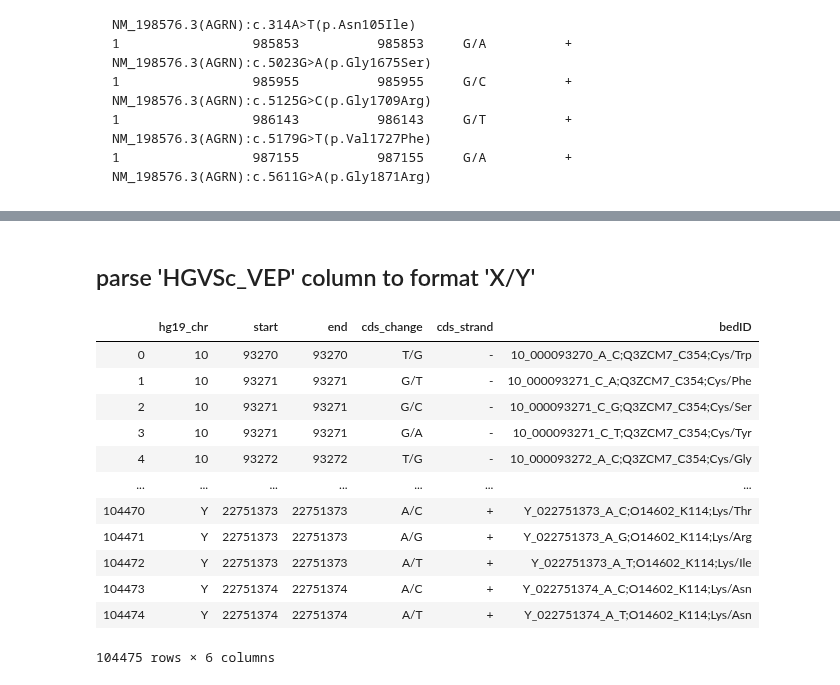
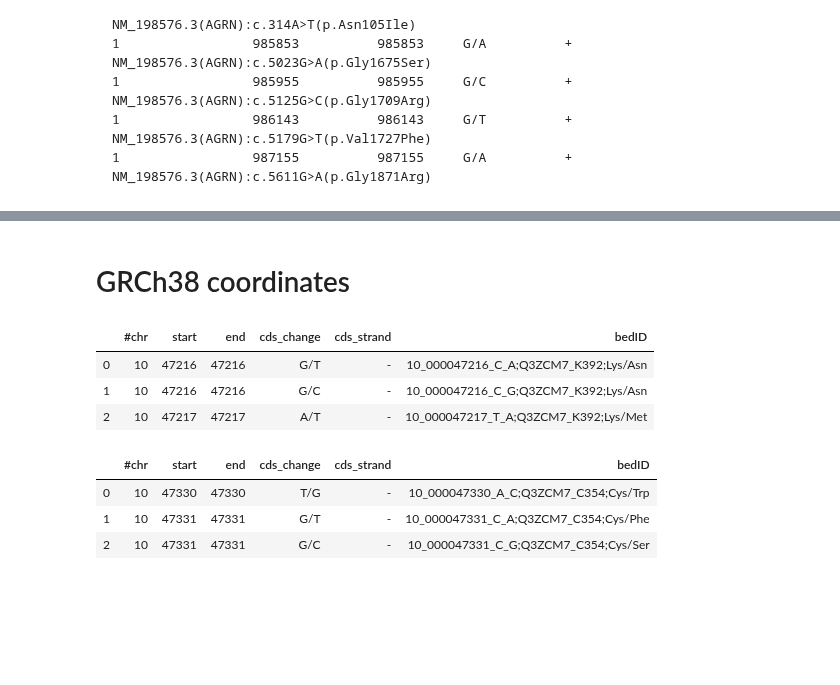
Before and after one commit to Mfpfox/MAPPING, a Jupyter notebook: K19_12_10_Coordinates_score_annotation.ipynb, the cells around one changed output, grey strips where cells are left out. Drawn from its saved outputs; the diff is of its cells as text; code cells hidden in the pictures; blank space fills up the shorter version.

Commit message:
CREATED search files for CADDallColumns filtering, detected and non dected cys lys pos in GRCh37 and GRCh38 coordinates

```diff
--- a/K19_12_10_Coordinates_score_annotation.ipynb
+++ b/K19_12_10_Coordinates_score_annotation.ipynb
@@ -1071,2 +1059,0 @@ bed_not.head(3)
-# %% [markdown]
-## parse 'HGVSc_VEP' column to format 'X/Y'
@@ -1083,0 +1060,2 @@ bed_not['cds_change'] = bed_not['cds_change'].apply(formatHGVSvep)
+# %% [markdown]
+# GRCh38 coordinates
@@ -1084,16 +1085,42 @@ bed_not['cds_change'] = bed_not['cds_change'].apply(formatHGVSvep)
+# %%
+# simplify df
+keepdet = ['#chr', 'pos(1-based)','HGVSc_VEP', 'cds_strand', 'bedID']
+bed_dect = dect[keepdet].copy()
+bed_not = notdect[keepdet].copy()
+# # change order of columns
+cols = ['#chr', 'pos(1-based)', 'HGVSc_VEP', 'cds_strand', 'bedID']
+bed_dect = bed_dect[cols]
+bed_not = bed_not[cols]
+
+
+bed_dect['end'] = bed_dect['pos(1-based)'].copy()
+bed_not['end'] = bed_not['pos(1-based)'].copy()
+# rename
+cols = ['#chr', 'start', 'cds_change', 'cds_strand', 'bedID', 'end']
+bed_dect.columns = cols
+bed_not.columns = cols
+# change order again
+cols = ['#chr', 'start', 'end', 'cds_change', 'cds_strand', 'bedID']
+bed_dect = bed_dect[cols]
+bed_not = bed_not[cols]
+
+
+bed_dect['cds_change'] = bed_dect['cds_change'].apply(formatHGVSvep)
+bed_not['cds_change'] = bed_not['cds_change'].apply(formatHGVSvep)
+
+bed_not.to_csv("hg38BED_NOT_DETECTED_HGVSchange_1222911.tsv", sep='\t', index=False)
+bed_dect.to_csv("hg38BED_DETECTED_HGVSchange_104475.tsv", sep='\t', index=False)
+# %%
+bed_not.head(3)
+# %% [output]
+|  | #chr | start | end | cds_change | cds_strand | bedID |
+| 0 | 10 | 47216 | 47216 | G/T | - | 10_000047216_C_A;Q3ZCM7_K392;Lys/Asn |
+| 1 | 10 | 47216 | 47216 | G/C | - | 10_000047216_C_G;Q3ZCM7_K392;Lys/Asn |
+| 2 | 10 | 47217 | 47217 | A/T | - | 10_000047217_T_A;Q3ZCM7_K392;Lys/Met |
 # %%
-bed_dect
+bed_dect.head(3)
 # %% [output]
-|  | hg19_chr | start | end | cds_change | cds_strand | bedID |
-| 0 | 10 | 93270 | 93270 | T/G | - | 10_000093270_A_C;Q3ZCM7_C354;Cys/Trp |
-| 1 | 10 | 93271 | 93271 | G/T | - | 10_000093271_C_A;Q3ZCM7_C354;Cys/Phe |
-| 2 | 10 | 93271 | 93271 | G/C | - | 10_000093271_C_G;Q3ZCM7_C354;Cys/Ser |
-| 3 | 10 | 93271 | 93271 | G/A | - | 10_000093271_C_T;Q3ZCM7_C354;Cys/Tyr |
-| 4 | 10 | 93272 | 93272 | T/G | - | 10_000093272_A_C;Q3ZCM7_C354;Cys/Gly |
-| ... | ... | ... | ... | ... | ... | ... |
-| 104470 | Y | 22751373 | 22751373 | A/C | + | Y_022751373_A_C;O14602_K114;Lys/Thr |
-| 104471 | Y | 22751373 | 22751373 | A/G | + | Y_022751373_A_G;O14602_K114;Lys/Arg |
-| 104472 | Y | 22751373 | 22751373 | A/T | + | Y_022751373_A_T;O14602_K114;Lys/Ile |
-| 104473 | Y | 22751374 | 22751374 | A/C | + | Y_022751374_A_C;O14602_K114;Lys/Asn |
-| 104474 | Y | 22751374 | 22751374 | A/T | + | Y_022751374_A_T;O14602_K114;Lys/Asn |
+|  | #chr | start | end | cds_change | cds_strand | bedID |
+| 0 | 10 | 47330 | 47330 | T/G | - | 10_000047330_A_C;Q3ZCM7_C354;Cys/Trp |
+| 1 | 10 | 47331 | 47331 | G/T | - | 10_000047331_C_A;Q3ZCM7_C354;Cys/Phe |
+| 2 | 10 | 47331 | 47331 | G/C | - | 10_000047331_C_G;Q3ZCM7_C354;Cys/Ser |
-104475 rows × 6 columns
```
Also changed, not shown: parts of 25 cells of this notebook.
